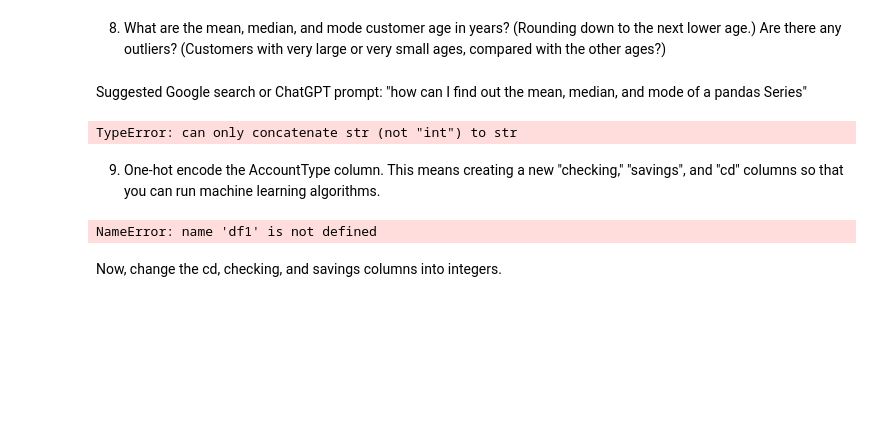
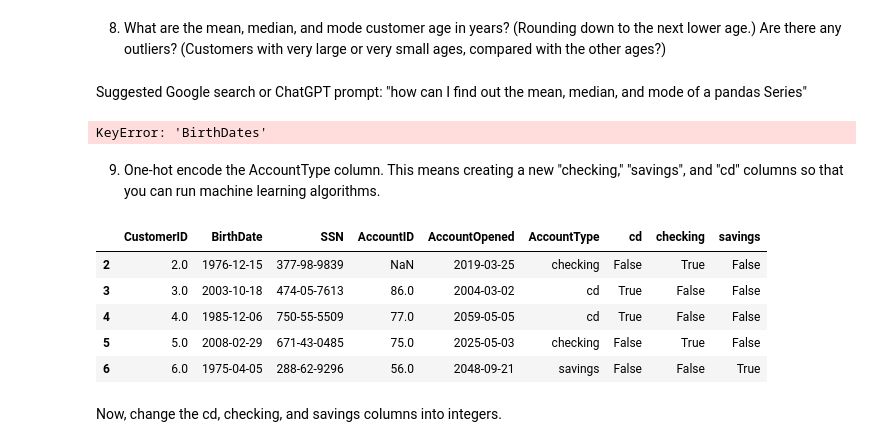
Before and after one commit to anamomds/AI_For_Leaders_II, a Jupyter notebook: OMDS-ModB2-Week1-Nam-Alexander.ipynb, the cells around one changed output. Saved outputs shown, nothing was run; the diff lists cells and outputs as text; code cells hidden in the pictures; blank space fills up the shorter version.

```diff
--- a/OMDS-ModB2-Week1-Nam-Alexander.ipynb
+++ b/OMDS-ModB2-Week1-Nam-Alexander.ipynb
@@ -349,18 +349,25 @@ Are there any outliers?  (Customers with very large or very small ages, compared
 # %% [markdown]
 Suggested Google search or ChatGPT prompt: "how can I find out the mean, median, and mode of a pandas Series"
 # %%
-mean_value = df_bank_loaded["BirthDate"].mean()
-median_value = df_bank_loaded["BirthDate"].median()
-mode_value = df_bank_loaded["BirthDate"].mode()
+df_bank_datefix["BirthDate"] = pd.to_datetime(df_bank_datefix["BirthDate"])
+
+mean_value = df_bank_datefix["BirthDates"].mean()
+median_value = df_bank_datefix["BirthDates"].median()
+mode_value = df_bank_datefix["BirthDates"].mode()
 # %% [output]
-TypeError: can only concatenate str (not "int") to str
+KeyError: 'BirthDates'
 # %% [markdown]
 9. One-hot encode the AccountType column.  This means creating a new "checking," "savings", and "cd" columns so that you can run machine learning algorithms.
 # %%
-one_hot = pd.get_dummies(df1["AccountType"])
-df2 = df2.join(one_hot)
+one_hot = pd.get_dummies(df_bank_datefix["AccountType"])
+df2 = df_bank_datefix.join(one_hot)
 df2.iloc[0:5]
 # %% [output]
-NameError: name 'df1' is not defined
+|  | CustomerID | BirthDate | SSN | AccountID | AccountOpened | AccountType | cd | checking | savings |
+| 2 | 2.0 | 1976-12-15 | 377-98-9839 | NaN | 2019-03-25 | checking | False | True | False |
+| 3 | 3.0 | 2003-10-18 | 474-05-7613 | 86.0 | 2004-03-02 | cd | True | False | False |
+| 4 | 4.0 | 1985-12-06 | 750-55-5509 | 77.0 | 2059-05-05 | cd | True | False | False |
+| 5 | 5.0 | 2008-02-29 | 671-43-0485 | 75.0 | 2025-05-03 | checking | False | True | False |
+| 6 | 6.0 | 1975-04-05 | 288-62-9296 | 56.0 | 2048-09-21 | savings | False | False | True |
 # %% [markdown]
 Now, change the cd, checking, and savings columns into integers.
```
Also changed, not shown: parts of 4 cells of this notebook, 1 other file.
